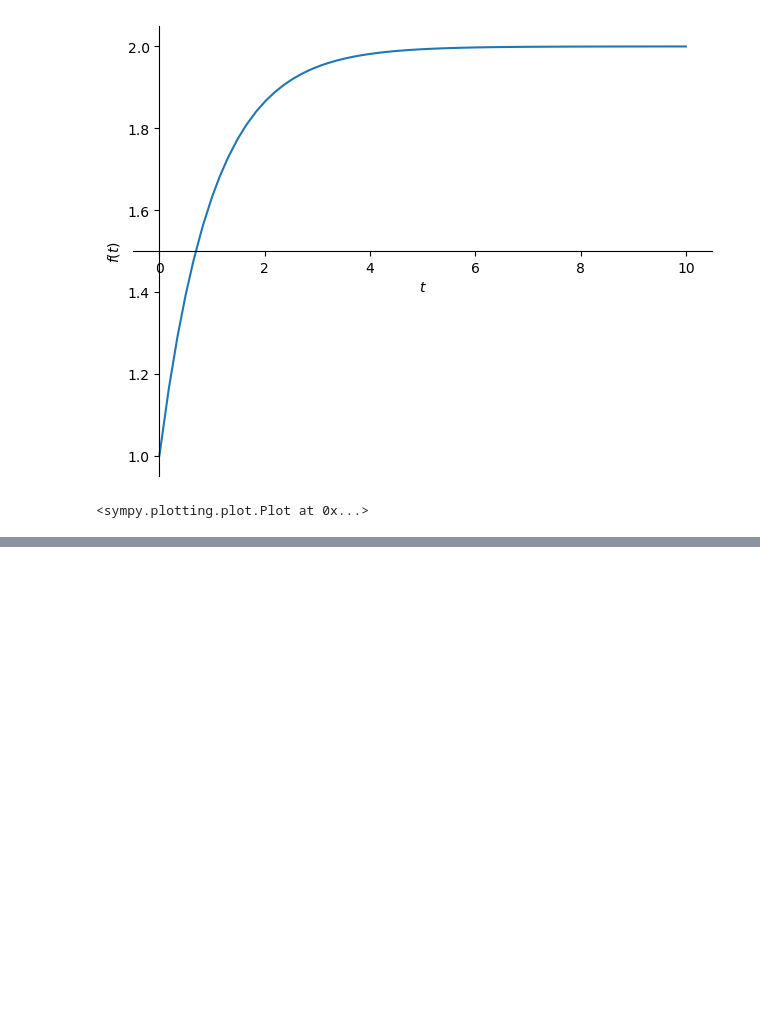
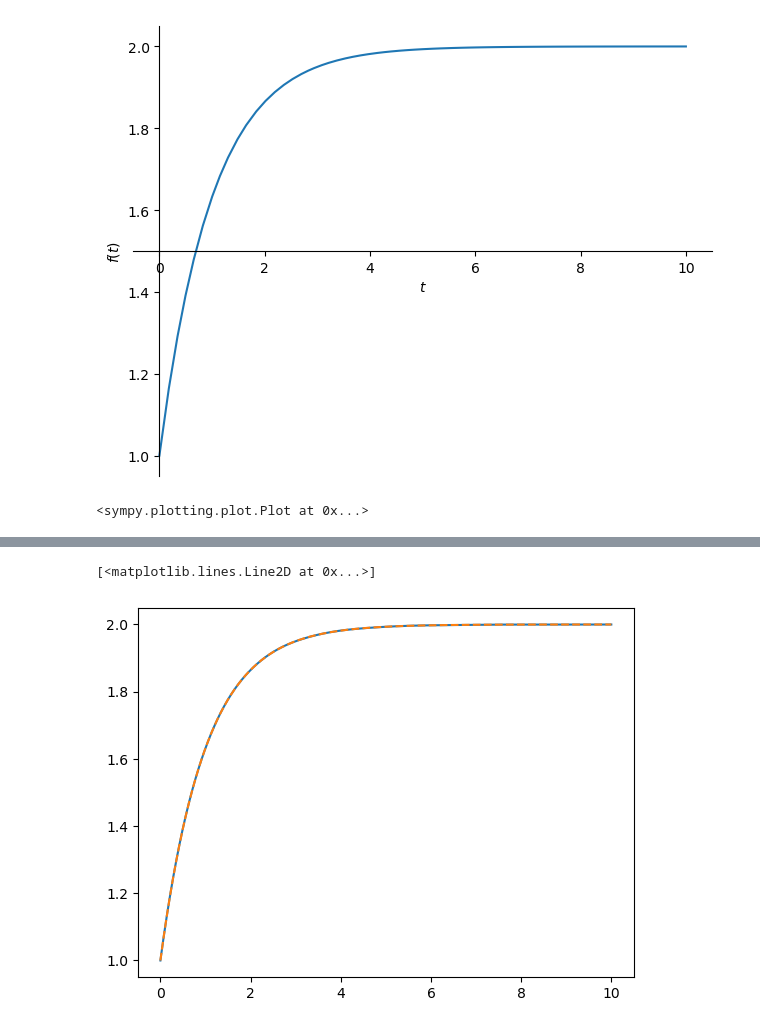
Before and after one commit to williebonavente/CodeTest, a Jupyter notebook: sympy/algebra/notebook4.ipynb, the cells around one changed output, grey strips where cells are left out. Cells and saved outputs as stored; diff of their text form; code cells hidden in the pictures; blank space fills up the shorter version.

```diff
--- a/sympy/algebra/notebook4.ipynb
+++ b/sympy/algebra/notebook4.ipynb
@@ -198,0 +225,8 @@ sympy.plot(solution.rhs.subs({C1: constants[0]}), (t, 0, 10))
+# %%
+sol = scipy.integrate.solve_ivp(dhdt, tspan, [h0], t_eval = tsmooth)
+# %%
+plt.plot(tsmooth, sol.y.T)
+plt.plot(tsmooth, hnanalytic, '--')
+# %% [output]
+[<matplotlib.lines.Line2D at 0x...>]
+[figure, added]
```
Also changed, not shown: parts of 18 cells of this notebook.
